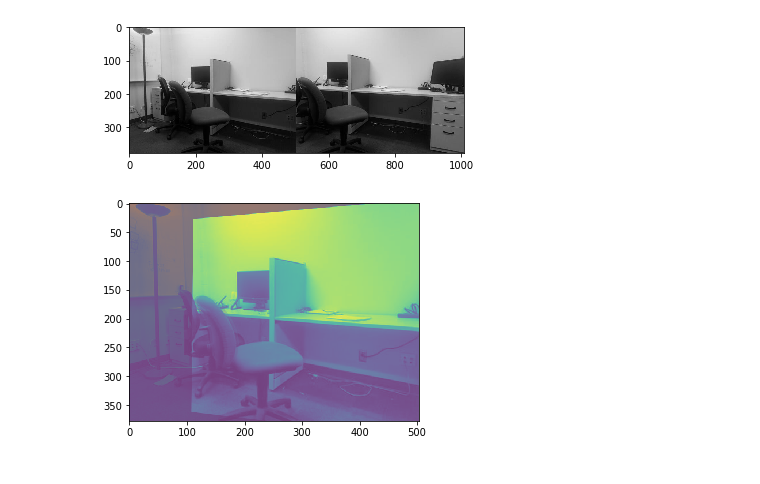
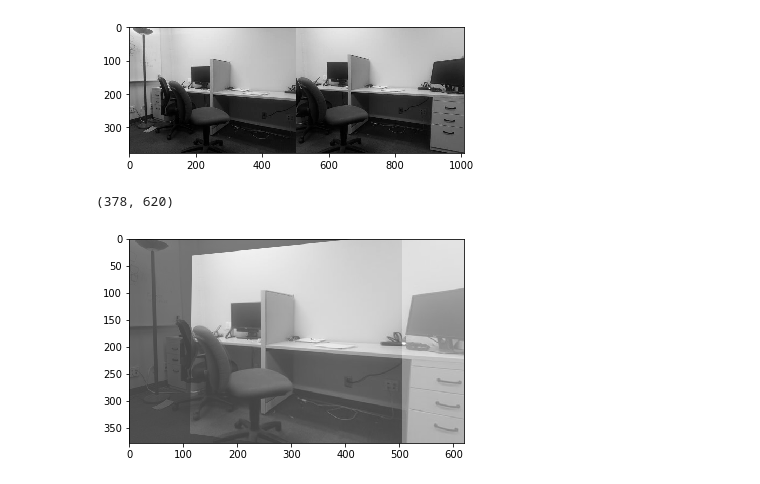
Before and after one commit to UMT-Computer-Vision-Spring-2019/project_2, a Jupyter notebook: stitch.ipynb, the cells around one changed output. Cells and saved outputs as stored; diff of their text form; code cells hidden in the pictures.

Commit message:
This time I really fixed the stitching

```diff
--- a/stitch.ipynb
+++ b/stitch.ipynb
@@ -43,14 +43,17 @@ def stitch(I1, I2):
     # Create a projective transform based on the homography matrix $H$
     proj_trans = skt.ProjectiveTransform(H_best)
 
+    # Get the size of the warped image
+    H_inverse = np.linalg.inv(H_best)
+    diff = H_inverse @ [0,0,1]
+    U_diff = int(diff[0]/diff[2])
+    V_prime, U_prime = I1.shape
+    U_prime += U_diff
+
     # Warp the image into image 1's coordinate system
-    I2_prime = skt.warp(I2, proj_trans)
+    I2_prime = skt.warp(I2, proj_trans, output_shape=(V_prime, U_prime))
 
-    plt.imshow(I1, alpha=0.5)
-    plt.imshow(I2_prime, alpha=0.5)
-    plt.show()
-
-    return
+    return (I2_prime, H_best)
 # %% [markdown]
 We will populate these functions over the next several weeks, a process that will involve delving into some of the most elementary operations in digital signal processing.
 
@@ -69,6 +72,13 @@ plt.show()
 # %% [output]
 [figure]
 # %%
-stitch(I1, I2)
+I2_prime, H_best = stitch(I1, I2)
-# %% [output]
-[figure, removed]
+# %%
+plt.imshow(I1, cmap=plt.cm.gray, alpha=0.5)
+plt.imshow(I2_prime, cmap=plt.cm.gray, alpha=0.5)
+plt.show
+
+print(I2_prime.shape)
+# %% [output]
+(378, 620)
+[figure, added]
```
